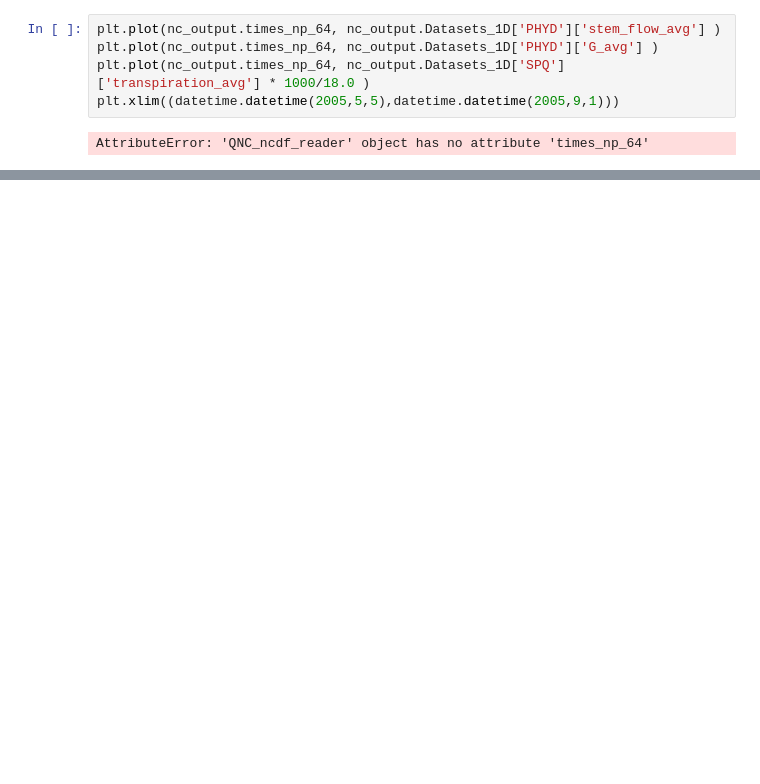
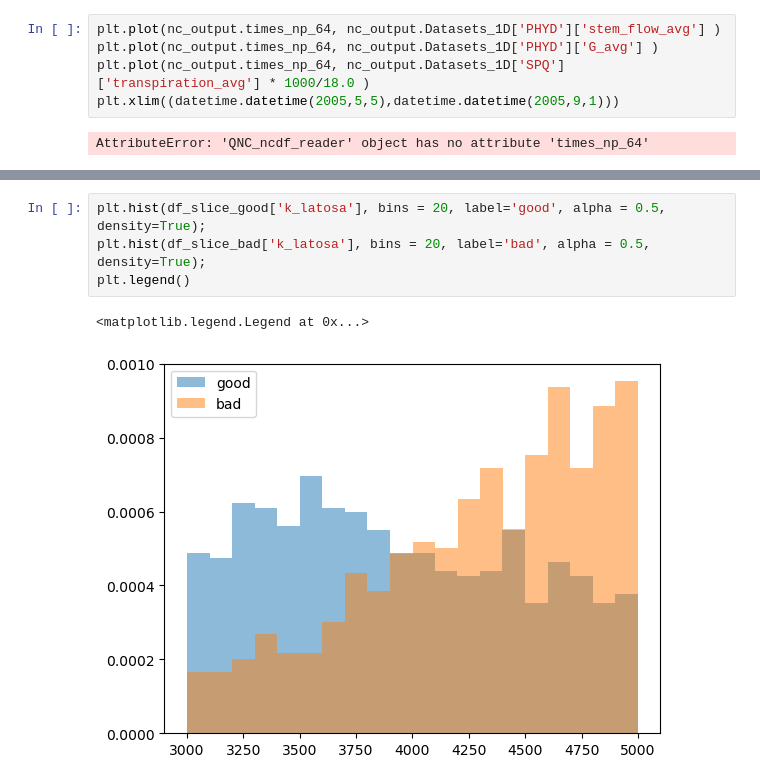
Before and after one commit to PhillipPapastefanou/QPy, a Jupyter notebook: science/phillip/04_post_process_transient_latin_hypercube.ipynb, the cells around one changed output, grey strips where cells are left out. Saved outputs shown, nothing was run; the diff lists cells and outputs as text; blank space fills up the shorter version.

```diff
--- a/science/phillip/04_post_process_transient_latin_hypercube.ipynb
+++ b/science/phillip/04_post_process_transient_latin_hypercube.ipynb
@@ -171,0 +372,7 @@ plt.xlim((datetime.datetime(2005,5,10),datetime.datetime(2005,6,1)))
+# %%
+plt.hist(df_slice_good['k_latosa'], bins = 20, label='good', alpha = 0.5, density=True);
+plt.hist(df_slice_bad['k_latosa'], bins = 20, label='bad', alpha = 0.5, density=True);
+plt.legend()
+# %% [output]
+<matplotlib.legend.Legend at 0x...>
+[figure, added]
```
Also changed, not shown: parts of 53 cells of this notebook, 10 other files.
